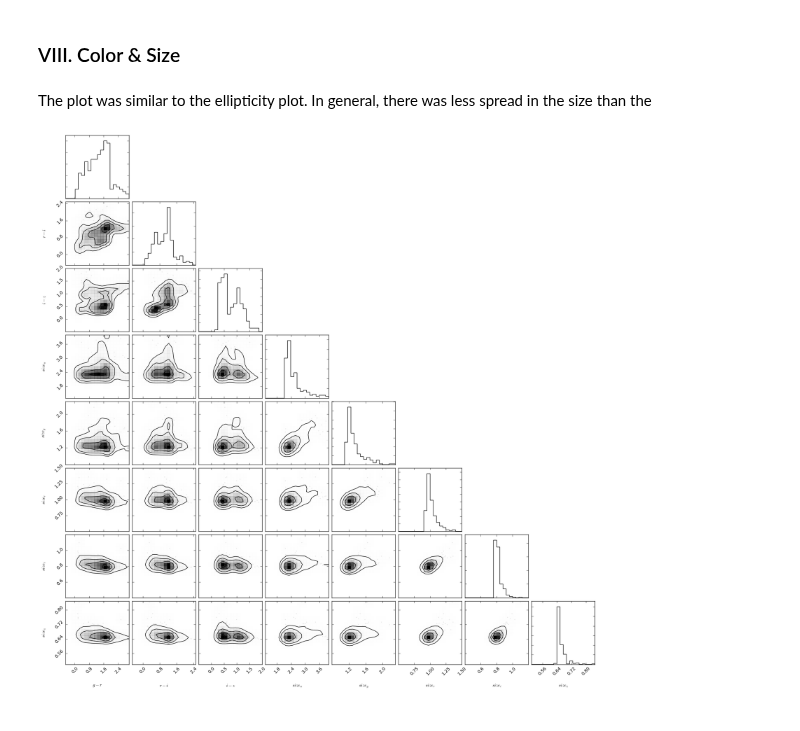
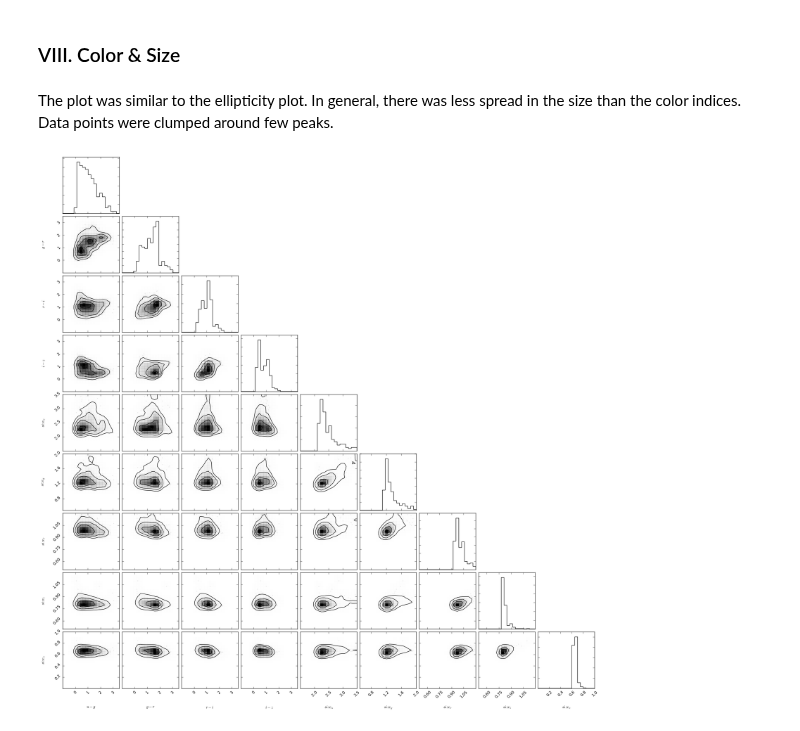
Before and after one commit to jiwoncpark/SLRealizer, a Jupyter notebook: python/desc/slrealizer/Cornerplot.ipynb, the cells around one changed output. Cells and saved outputs as stored; diff of their text form; code cells hidden in the pictures.

```diff
--- a/python/desc/slrealizer/Cornerplot.ipynb
+++ b/python/desc/slrealizer/Cornerplot.ipynb
@@ -129,8 +129,8 @@ fig = realizer.generate_cornerplot(object_table_dir='../../../data/object_table.
 # %% [markdown]
 ### VIII. Color & Size
 # %% [markdown]
-The plot was similar to the ellipticity plot. In general, there was less spread in the size than the
+The plot was similar to the ellipticity plot. In general, there was less spread in the size than the color indices. Data points were clumped around few peaks.
 # %%
-fig = realizer.generate_cornerplot(object_table_dir='../../../data/object_table.csv', option=['color', 'size'], range=[(-0.5, 3.0), (-0.5, 2.5), (-0.5, 2.0), (1.3, 4), (0.8, 2.3), (0.5, 1.5), (0.4, 1.20), (0.5, 0.85)])
+fig = realizer.generate_cornerplot(object_table_dir='../../../data/object_table.csv', option=['color', 'size'], range=[(-1.0, 3.5), (-1.0, 3.5), (-1.0, 3.5), (-1.0, 3.5), (1.5, 3.5), (0.5, 2.0), (0.5, 1.20), (0.5, 1.2), (0, 1.0)])
 # %% [output]
-[figure, old version]
+[figure, new version]
```
Also changed, not shown: parts of 2 cells of this notebook, 1 other file.
